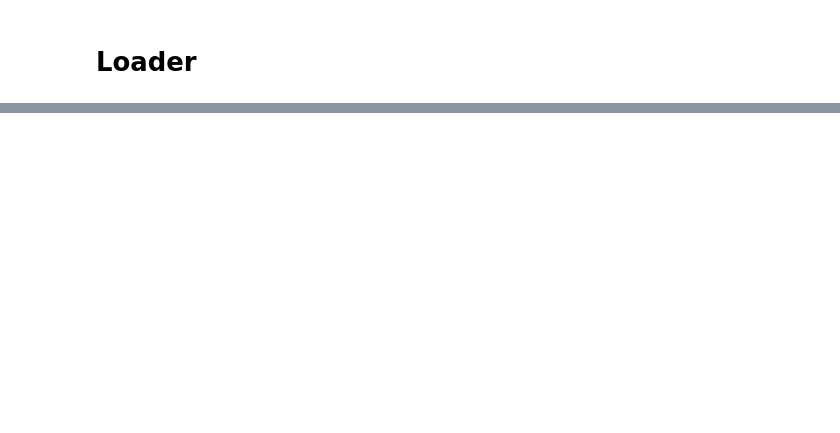
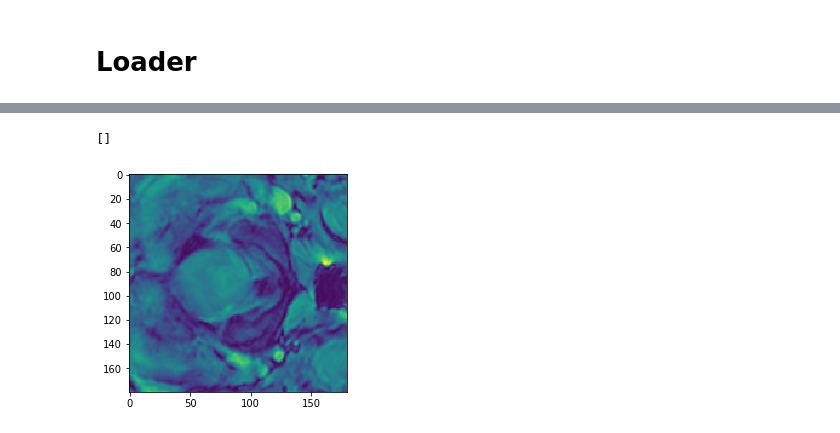
Before and after one commit to bsauty/ivado_data_visualization, a Jupyter notebook: main.ipynb, the cells around one changed output, grey strips where cells are left out. Drawn from its saved outputs; the diff is of its cells as text; code cells hidden in the pictures; blank space fills up the shorter version.

```diff
--- a/main.ipynb
+++ b/main.ipynb
@@ -26,0 +57,7 @@ os.listdir("../")
+# %%
+#we crop the images
+ds_cropped = [sl[110:240,110:240] for sl in ds_raw]
+
+
+#for now we do not add any normalization in brightness
+ds = ds_cropped
@@ -26,0 +84,8 @@ os.listdir("../")
+# %%
+plt.figure()
+for sl in ds:
+    plt.imshow(sl)
+plt.plot()
+# %% [output]
+[]
+[figure, added]
```
Also changed, not shown: parts of 11 cells of this notebook, 1 other file.
